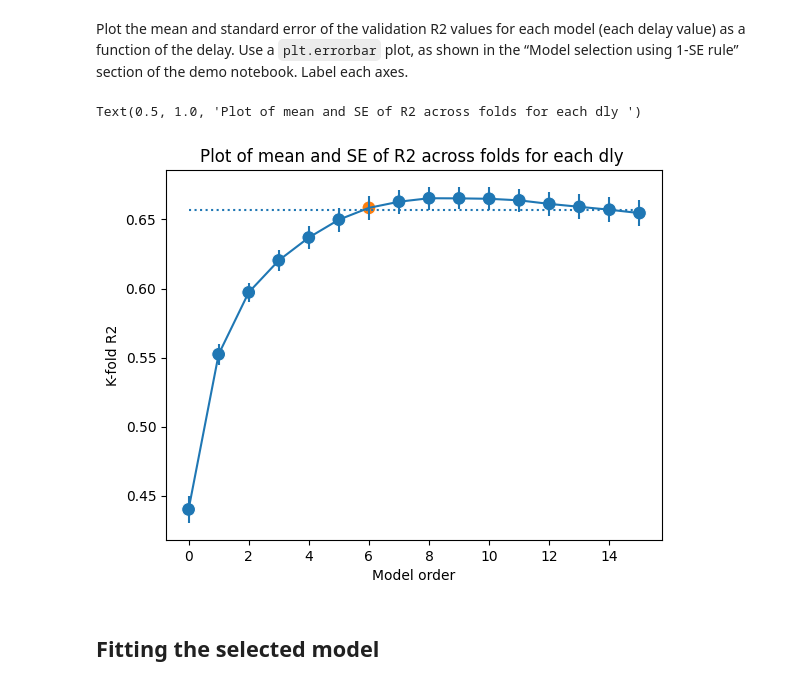
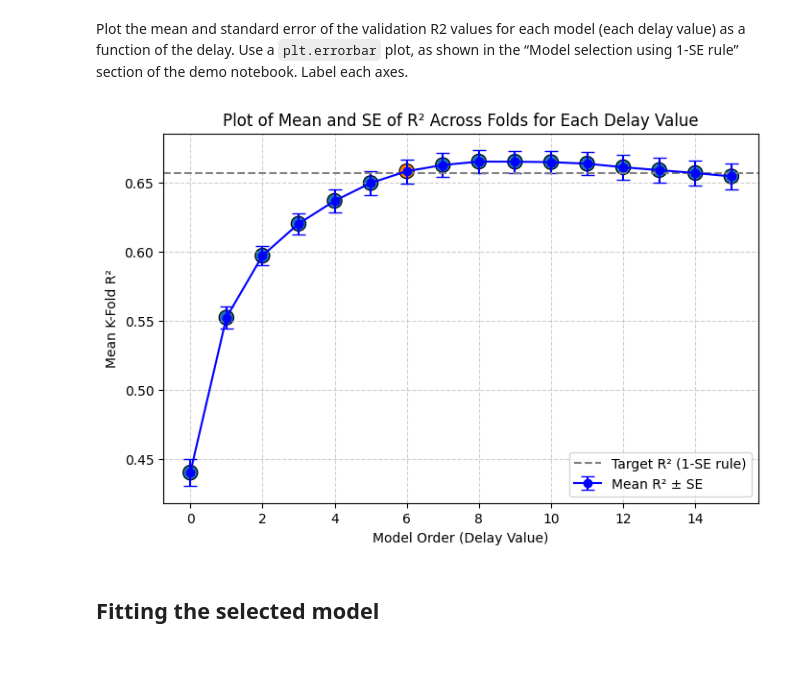
Before and after one commit to volcanicbottle/ai-study-helper, a Jupyter notebook: notebooks/4-neural-model-selection-hw.ipynb, the cells around one changed output. Saved outputs shown, nothing was run; the diff lists cells and outputs as text; code cells hidden in the pictures; blank space fills up the shorter version.

```diff
--- a/notebooks/4-neural-model-selection-hw.ipynb
+++ b/notebooks/4-neural-model-selection-hw.ipynb
@@ -550,17 +550,26 @@ Plot the mean and standard error of the validation R2 values for each model (eac
 # %%
 # TODO: Visualize mean and SE of R2 across folds for each dly
 # TODO: Visualize mean and SE of R2 across folds for each dly
 
-plt.errorbar(x=dtest_list, y=np.mean(Rsq,axis =1), yerr=Rsq.std(axis=1)/np.sqrt(nfold-1));
-plt.hlines(y=target_r2, xmin=np.min(dtest_list), xmax=np.max(dtest_list), ls='dotted')
-sns.scatterplot(x=dtest_list, y=Rsq.mean(axis=1), hue=dtest_list==d_one_se, s=100, legend=False);
+mean_r2 = np.mean(Rsq, axis=1)
+se_r2 = Rsq.std(axis=1) / np.sqrt(nfold - 1)
+plt.figure(figsize=(8, 5))
+plt.errorbar(dtest_list, mean_r2, yerr=se_r2, fmt='o-', capsize=5, label="Mean R² ± SE", color='blue')
+idx_max = np.argmax(mean_r2)
+target_r2 = mean_r2[idx_max] - Rsq[idx_max, :].std() / np.sqrt(nfold - 1)
 
-plt.xlabel("Model order");
-plt.ylabel("K-fold R2");
-plt.title("Plot of mean and SE of R2 across folds for each dly ")
+plt.axhline(y=target_r2, color='gray', linestyle='dashed', label="Target R² (1-SE rule)")
+
+sns.scatterplot(x=dtest_list, y=mean_r2, hue=dtest_list == d_one_se, s=120, edgecolor="black", legend=False)
+
+plt.xlabel("Model Order (Delay Value)")
+plt.ylabel("Mean K-Fold R²")
+plt.title("Plot of Mean and SE of R² Across Folds for Each Delay Value")
+plt.legend()
+plt.grid(True, linestyle="--", alpha=0.6)
+plt.show()
 # %% [output]
-Text(0.5, 1.0, 'Plot of mean and SE of R2 across folds for each dly ')
-[figure, old version]
+[figure, new version]
 # %% [markdown]
 Fitting the selected model
 --------------------------
```
Also changed, not shown: parts of 1 cell of this notebook.
